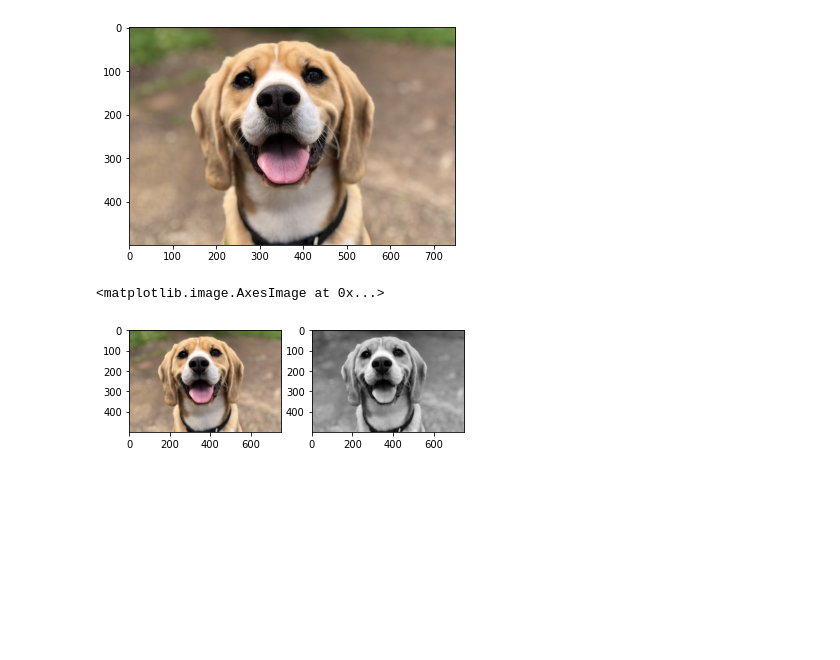
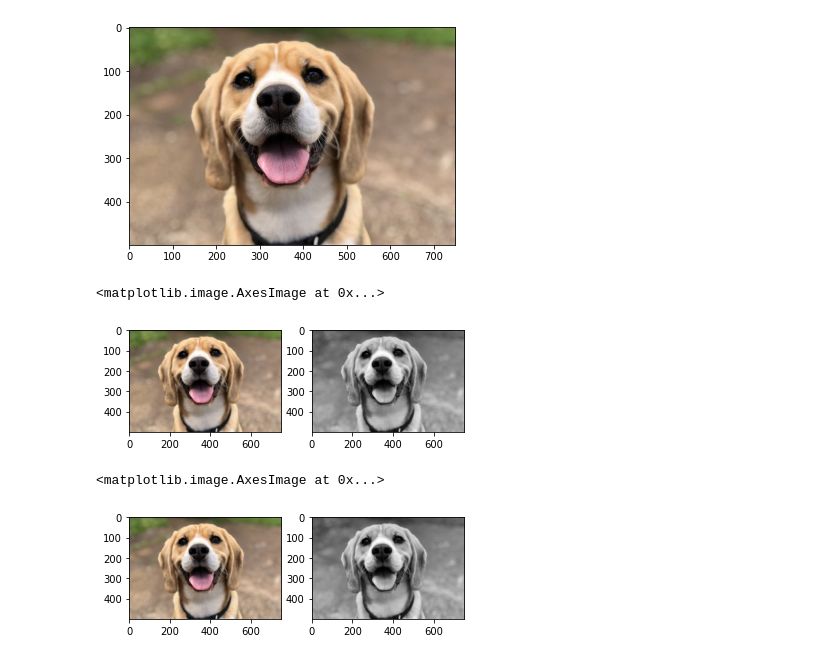
Before and after one commit to syifakitstudentpens/PCVK_GENAP_2022, a Jupyter notebook: Week3.ipynb, the cells around one changed output. Cells and saved outputs as stored; diff of their text form; code cells hidden in the pictures; blank space fills up the shorter version.

```diff
--- a/Week3.ipynb
+++ b/Week3.ipynb
@@ -112,3 +112,12 @@ ax[1].imshow(img_avg)
 # %% [output]
 <matplotlib.image.AxesImage at 0x...>
 [figure]
+# %%
+img_light = cv.imread('/content/drive/MyDrive/PCVK/Gambar/anjing.jpg')
+img_light[:] = np.max(img_light,axis=-1,keepdims=10)/2+np.min(img_light,axis=-1,keepdims=10)/2
+fig, ax = plt.subplots(1,2)
+ax[0].imshow(img_rgb)
+ax[1].imshow(img_light)
+# %% [output]
+<matplotlib.image.AxesImage at 0x...>
+[figure, added]
```
Also changed, not shown: parts of 1 cell of this notebook.
